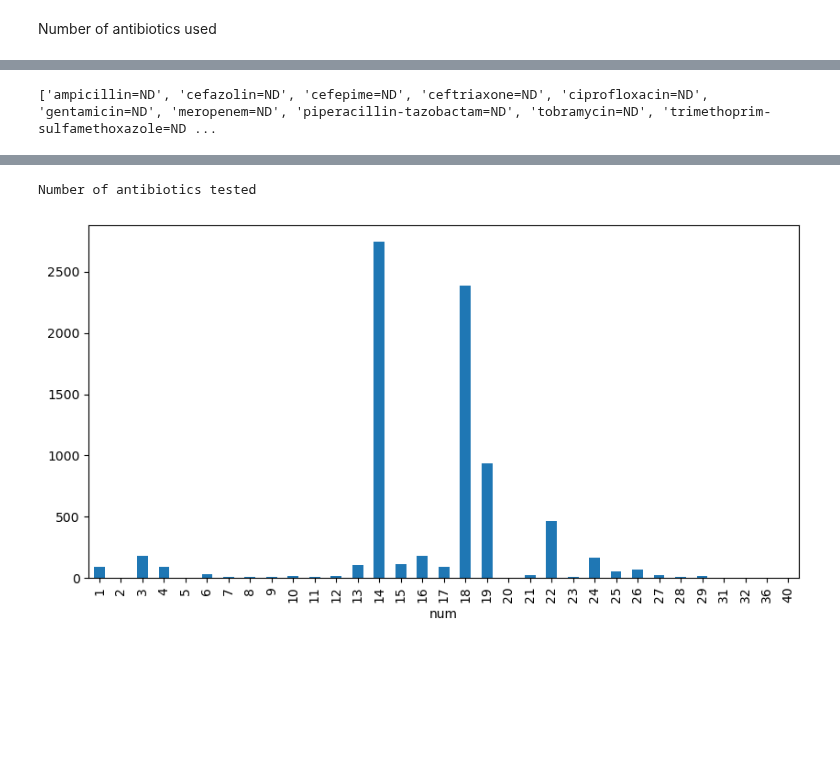
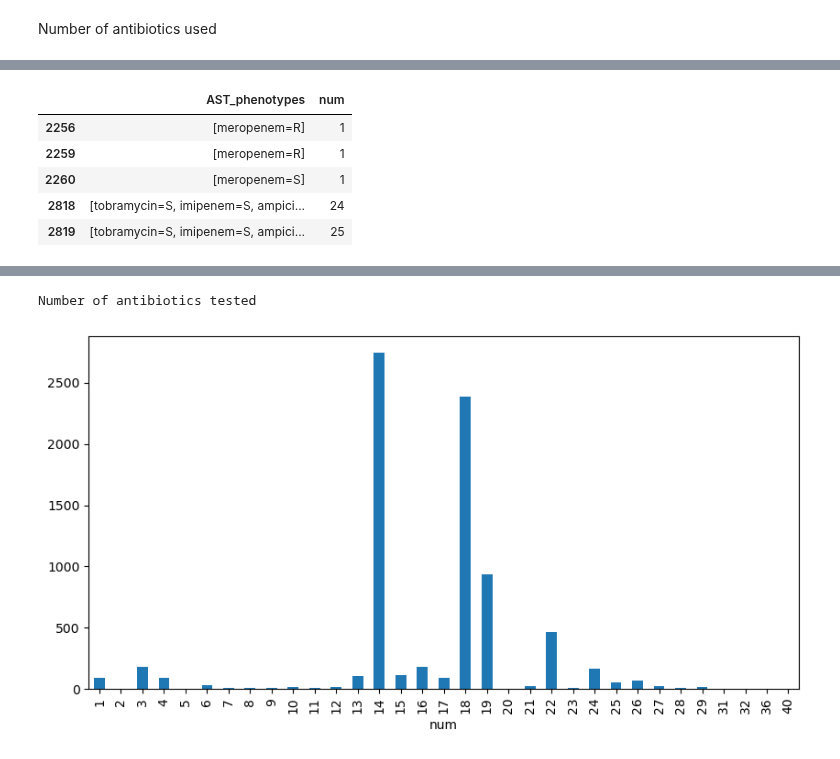
Before and after one commit to aeerik/base, a Jupyter notebook: Data_analysis.ipynb, the cells around one changed output, grey strips where cells are left out. Drawn from its saved outputs; the diff is of its cells as text; code cells hidden in the pictures; blank space fills up the shorter version.

```diff
--- a/Data_analysis.ipynb
+++ b/Data_analysis.ipynb
@@ -318,5 +326,14 @@ Most antibiotics tested: 40
-# %%
-test = phenoNMR.loc[1742,'AST_phenotypes']
-print(test)
-# %% [output]
-['ampicillin=ND', 'cefazolin=ND', 'cefepime=ND', 'ceftriaxone=ND', 'ciprofloxacin=ND', 'gentamicin=ND', 'meropenem=ND', 'piperacillin-tazobactam=ND', 'tobramycin=ND', 'trimethoprim-sulfamethoxazole=ND ...
+# %%
+labels = ['=ND', '=I']
+phenoNMR['AST_phenotypes'] = phenoNMR['AST_phenotypes'].apply(lambda x: list(set([g.strip() for g in x])) if isinstance(x, list) else [])
+phenoNMR['AST_phenotypes'] = phenoNMR['AST_phenotypes'].apply(lambda x: [g for g in x if not g.endswith(tuple(labels))] if isinstance(x, list) else [])
+phenoNMR = phenoNMR[phenoNMR['AST_phenotypes'].apply(lambda x: len(x) > 0)]
+phenoNMR["num"] = phenoNMR['AST_phenotypes'].apply(lambda x: len(x) if isinstance(x, list) else 0)
+phenoNMR.head()
+# %% [output]
+|  | AST_phenotypes | num |
+| 2256 | [meropenem=R] | 1 |
+| 2259 | [meropenem=R] | 1 |
+| 2260 | [meropenem=S] | 1 |
+| 2818 | [tobramycin=S, imipenem=S, ampici... | 24 |
+| 2819 | [tobramycin=S, imipenem=S, ampici... | 25 |
```
Also changed, not shown: parts of 4 cells of this notebook, 3 other files.
